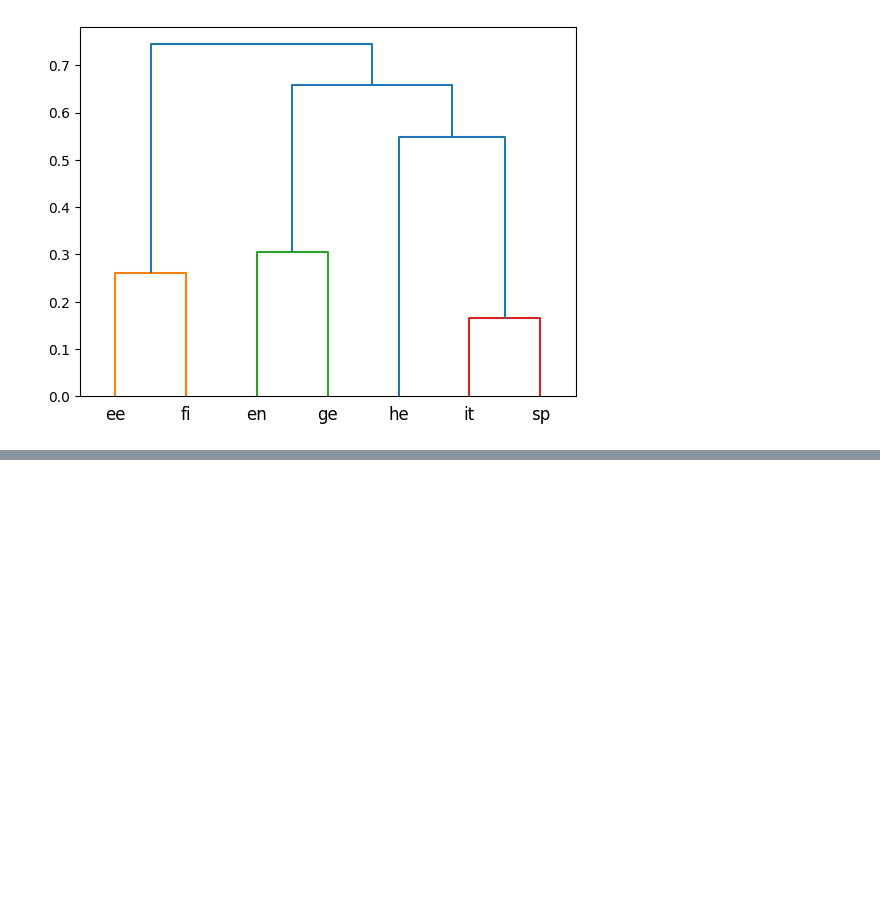
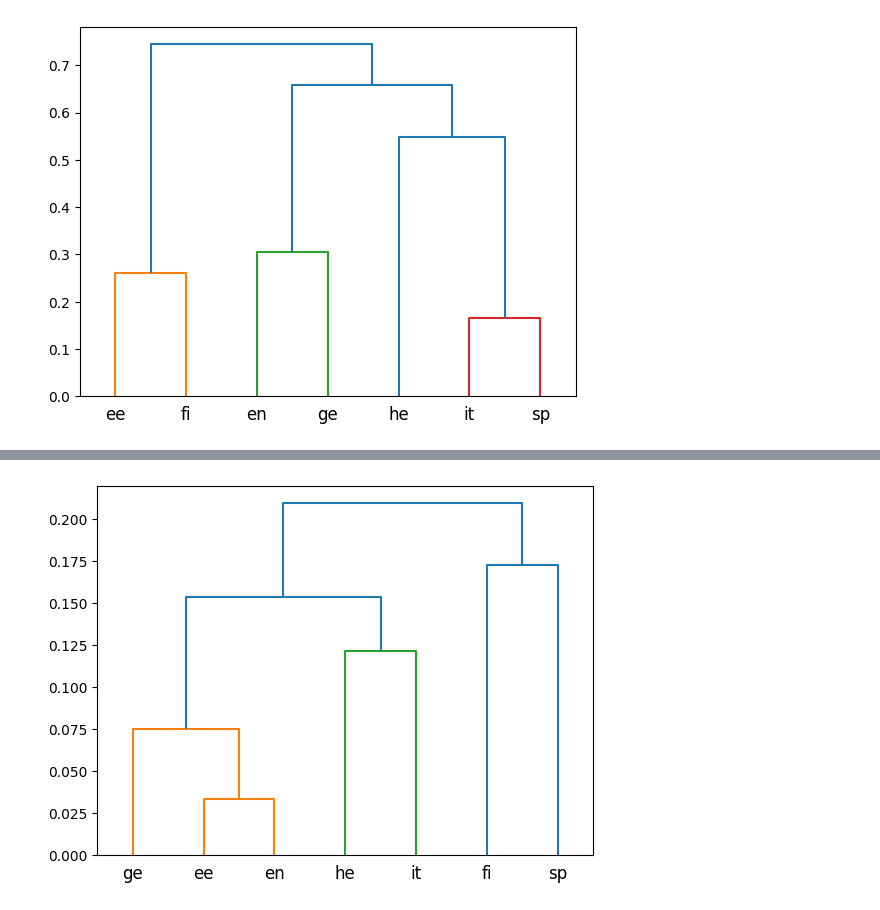
Before and after one commit to linaskerath/ANLP_project, a Jupyter notebook: scripts/anita-playground-notebook.ipynb, the cells around one changed output, grey strips where cells are left out. Cells and saved outputs as stored; diff of their text form; code cells hidden in the pictures; blank space fills up the shorter version.

```diff
--- a/scripts/anita-playground-notebook.ipynb
+++ b/scripts/anita-playground-notebook.ipynb
@@ -222,0 +203,14 @@ array([0.96906465, 0.98920063, 0.85050501, 0.93921622, 0.88533062,
+# %%
+# how to do apply only on diagonals??
+
+tmp = df_ERS_matrix.copy()
+np.fill_diagonal(tmp.values, 1 - np.diagonal(tmp))
+
+
+tree = ward(tmp)
+fig, ax = plt.subplots()
+dn = dendrogram(tree, ax=ax, labels=tmp.index)
+# ax.set_yticks([])
+plt.show()
+# %% [output]
+[figure, added]
```
Also changed, not shown: parts of 17 cells of this notebook.
